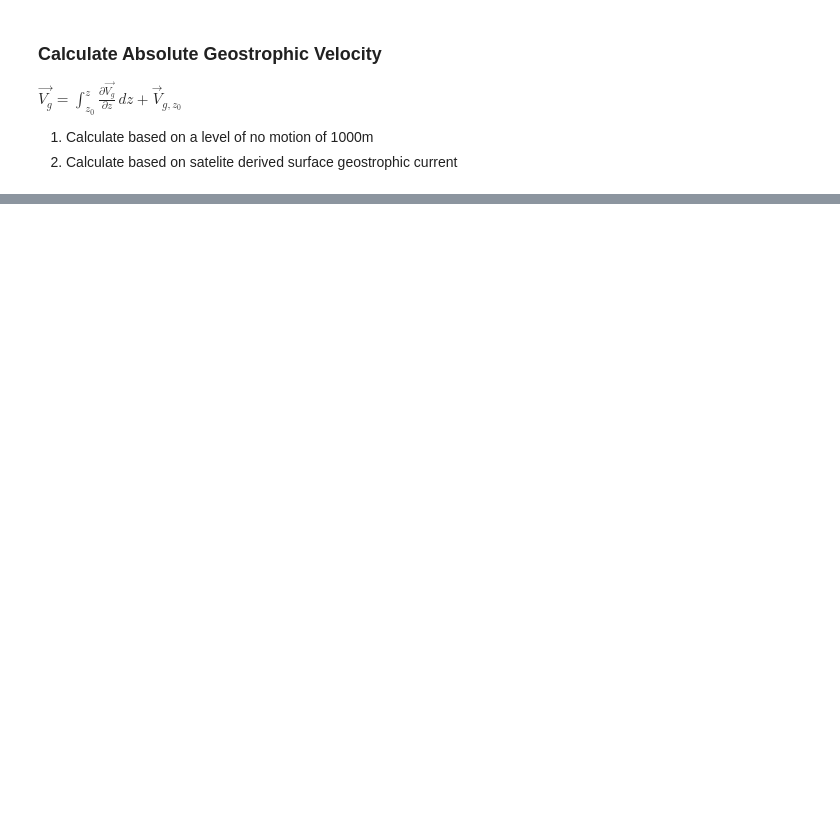
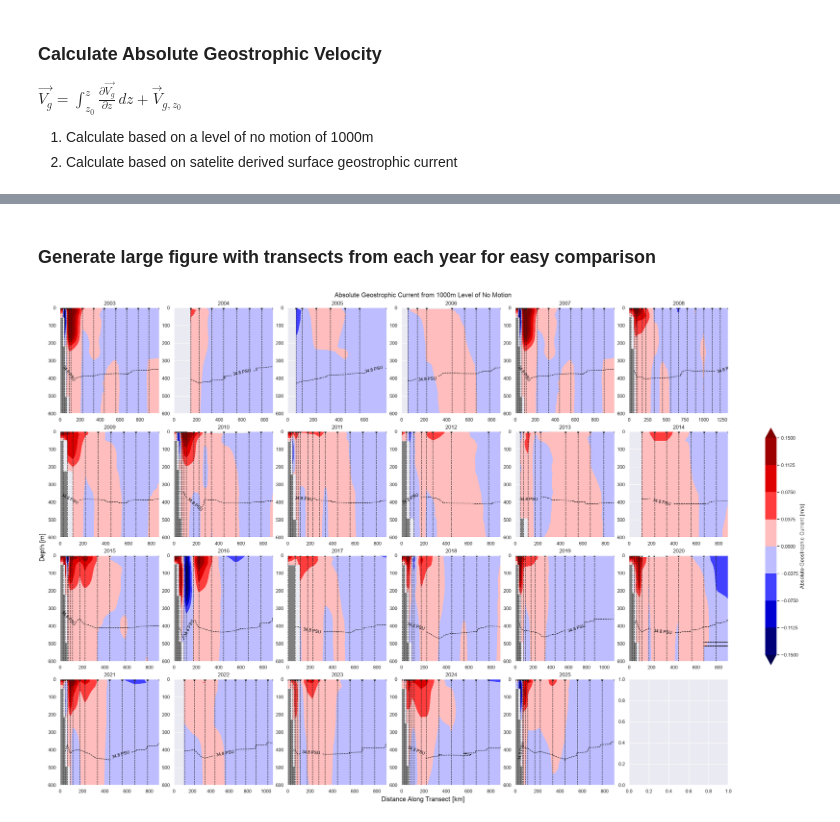
Before and after one commit to ben-sprague/3D-TEA-BAG, a Jupyter notebook: geo_vel.ipynb, the cells around one changed output, grey strips where cells are left out. Saved outputs shown, nothing was run; the diff lists cells and outputs as text; code cells hidden in the pictures; blank space fills up the shorter version.

```diff
--- a/geo_vel.ipynb
+++ b/geo_vel.ipynb
@@ -139,0 +289,37 @@ plt.show()
+# %% [markdown]
+### Generate large figure with transects from each year for easy comparison
+# %%
+sat_derived_figure, axs = plt.subplots(4,6, figsize = (24, 16), layout="constrained")
+
+sns.set_theme()
+
+for i, key in enumerate(e_ns_cruise_transects):
+    year = key
+    transect = e_ns_cruise_transects[year]
+
+    index = np.unravel_index(i, (4,6))
+
+    sat_derived_figure, axs[index], cbar_obj = plotter.plot_transect(
+        transect=transect,
+        x = 'distance',
+        y = 'depth',
+        data = 'asv_lom_1000',
+        fig = sat_derived_figure,
+        ax = axs[index],
+        cmap = colormaps['seismic'],
+        title = str(year),
+        levels = 0.15,
+        colorbar = False,
+        bounds = {'top': 0, 'bottom': 600, 'left': 0, 'right': None},
+        xlabel=False,
+        ylabel=False,
+        legend=False
+    )
+
+sat_derived_figure.suptitle("Absolute Geostrophic Current from 1000m Level of No Motion")
+sat_derived_figure.supxlabel("Distance Along Transect [km]")
+sat_derived_figure.supylabel("Depth [m]")
+sat_derived_figure.colorbar(cbar_obj, ax = axs, label = "Absolute Geostrophic Current [m/s]", shrink = 0.5)
+plt.show()
+# %% [output]
+[figure, added]
```
Also changed, not shown: parts of 13 cells of this notebook.
